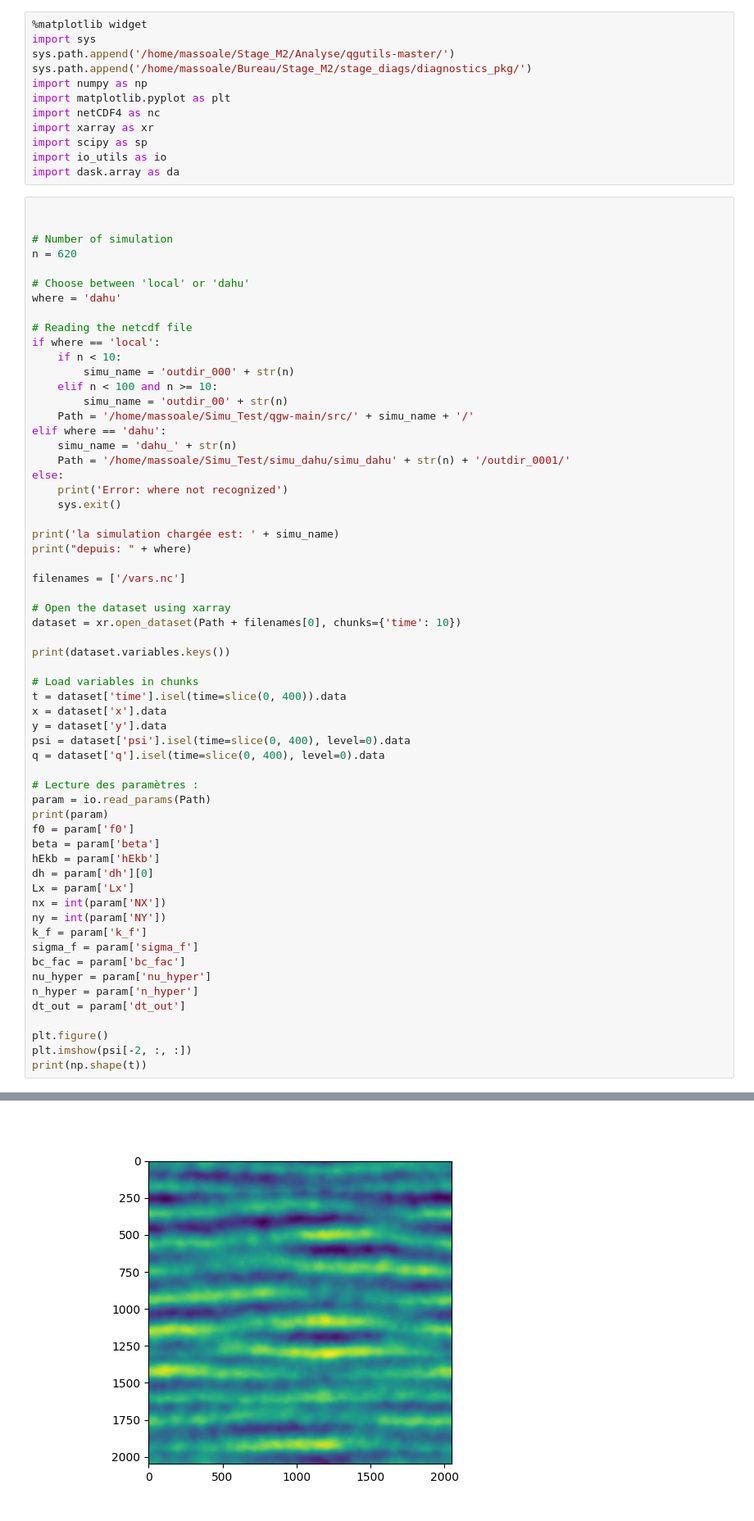
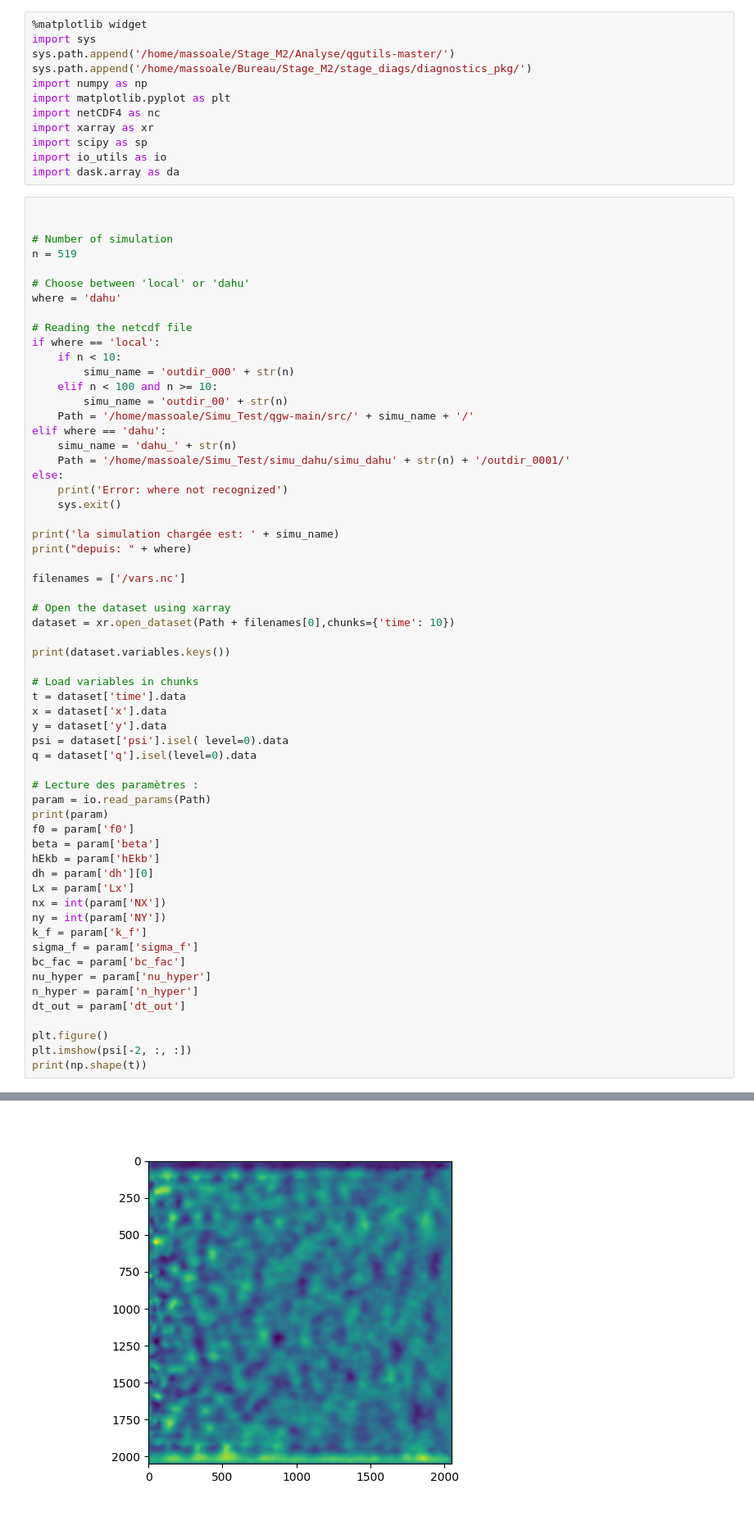
Before and after one commit to LennardMiller/Stage_M2, a Jupyter notebook: Basin Mode Projection/Rossby_diag_closed_case.ipynb, the cells around one changed output, grey strips where cells are left out. Shown at 82% size. Saved outputs shown, nothing was run; the diff lists cells and outputs as text.

```diff
--- a/Basin Mode Projection/Rossby_diag_closed_case.ipynb
+++ b/Basin Mode Projection/Rossby_diag_closed_case.ipynb
@@ -14,7 +14,7 @@ import dask.array as da
 
 
 # Number of simulation
-n = 620
+n = 519
 
 # Choose between 'local' or 'dahu'
 where = 'dahu'
@@ -39,16 +39,16 @@ print("depuis: " + where)
 filenames = ['/vars.nc']
 
 # Open the dataset using xarray
-dataset = xr.open_dataset(Path + filenames[0], chunks={'time': 10})
+dataset = xr.open_dataset(Path + filenames[0],chunks={'time': 10})
 
 print(dataset.variables.keys())
 
 # Load variables in chunks
-t = dataset['time'].isel(time=slice(0, 400)).data
+t = dataset['time'].data
 x = dataset['x'].data
 y = dataset['y'].data
-psi = dataset['psi'].isel(time=slice(0, 400), level=0).data
-q = dataset['q'].isel(time=slice(0, 400), level=0).data
+psi = dataset['psi'].isel( level=0).data
+q = dataset['q'].isel(level=0).data
 
 # Lecture des paramètres :
 param = io.read_params(Path)
@@ -87,4 +91,4 @@ dask.array<open_dataset-q, shape=(37508, 1, 2048, 2048), dtype=float32, chunksiz
-[figure, old version]
+[figure, new version]
 # %%
 def project_basin(q, m, n, L, norm = 0):
     ''' gives back complex amplitude that describes the projection of the field q onto the basin mode n,m. Projection on q gives the energy (in which case norm = 1 gives the proper normalisation), but works on any field.'''
```
Also changed, not shown: parts of 6 cells of this notebook, 2 other files.
